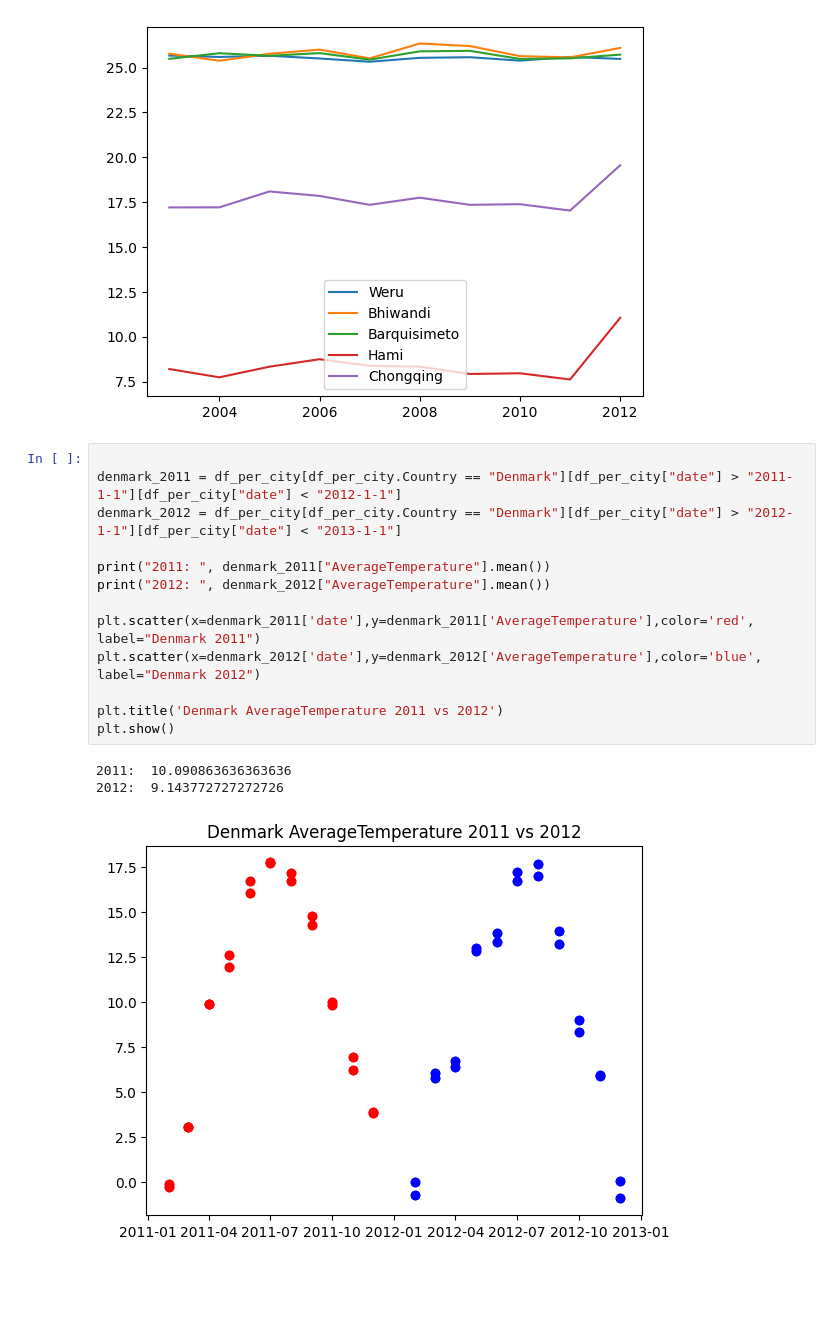
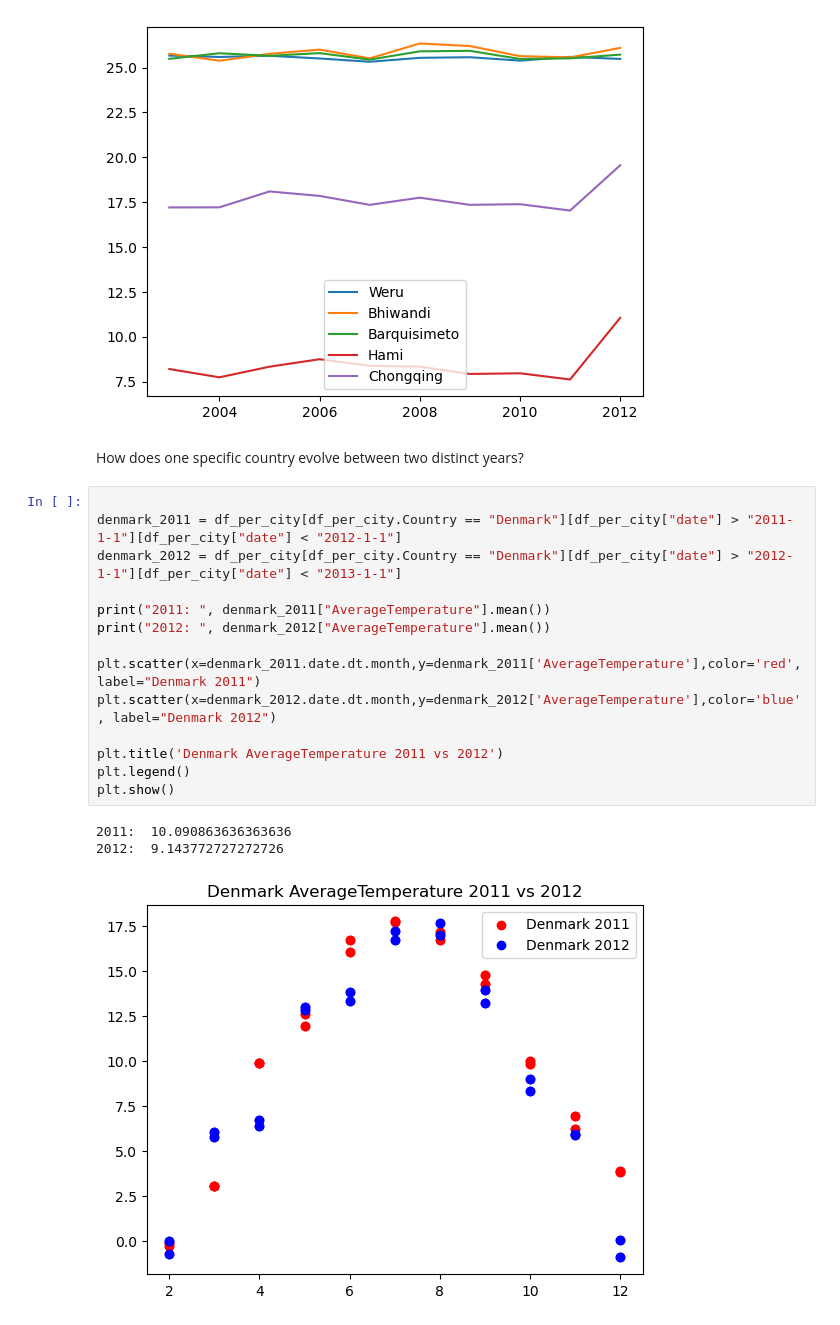
Before and after one commit to TanZng/ot6-cloud, a Jupyter notebook: analytics.ipynb, the cells around one changed output. Drawn from its saved outputs; the diff is of its cells as text; blank space fills up the shorter version.

```diff
--- a/analytics.ipynb
+++ b/analytics.ipynb
@@ -86,20 +86,23 @@ plt.legend()
 plt.show()
 # %% [output]
 [figure]
+# %% [markdown]
+How does one specific country evolve between two distinct years?
 # %%
 
 denmark_2011 = df_per_city[df_per_city.Country == "Denmark"][df_per_city["date"] > "2011-1-1"][df_per_city["date"] < "2012-1-1"]
 denmark_2012 = df_per_city[df_per_city.Country == "Denmark"][df_per_city["date"] > "2012-1-1"][df_per_city["date"] < "2013-1-1"]
 
 print("2011: ", denmark_2011["AverageTemperature"].mean())
 print("2012: ", denmark_2012["AverageTemperature"].mean())
 
-plt.scatter(x=denmark_2011['date'],y=denmark_2011['AverageTemperature'],color='red', label="Denmark 2011")
-plt.scatter(x=denmark_2012['date'],y=denmark_2012['AverageTemperature'],color='blue', label="Denmark 2012")
+plt.scatter(x=denmark_2011.date.dt.month,y=denmark_2011['AverageTemperature'],color='red', label="Denmark 2011")
+plt.scatter(x=denmark_2012.date.dt.month,y=denmark_2012['AverageTemperature'],color='blue', label="Denmark 2012")
 
 plt.title('Denmark AverageTemperature 2011 vs 2012')
+plt.legend()
 plt.show()
 # %% [output]
 2011:  10.090863636363636
 2012:  9.143772727272726
-[figure, old version]
+[figure, new version]
```
Also changed, not shown: parts of 5 cells of this notebook.
